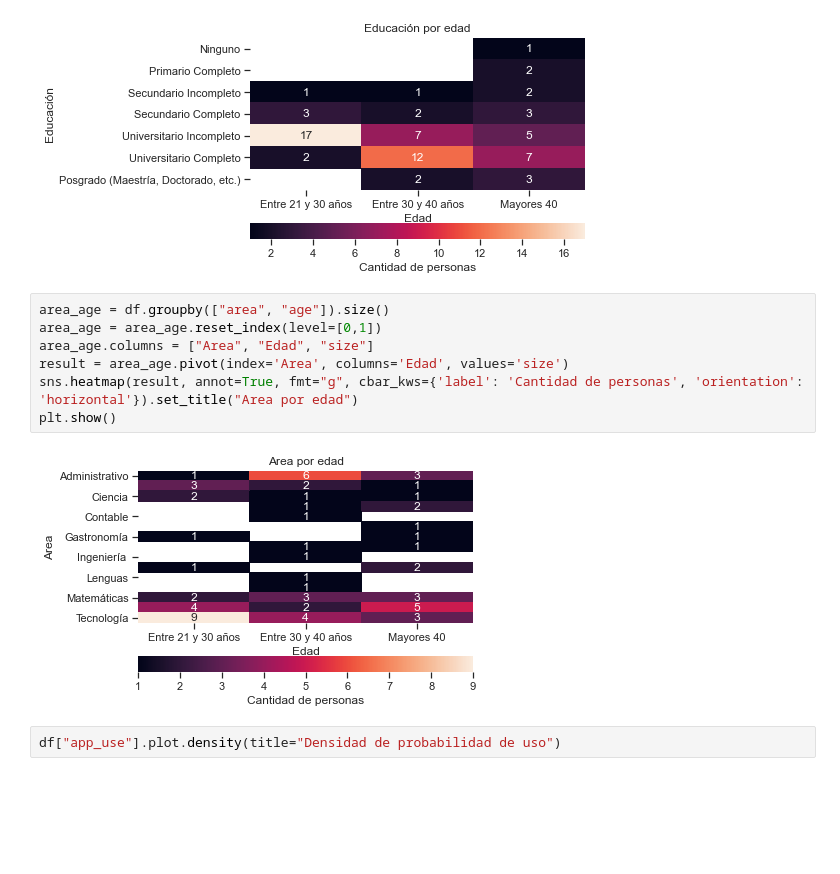
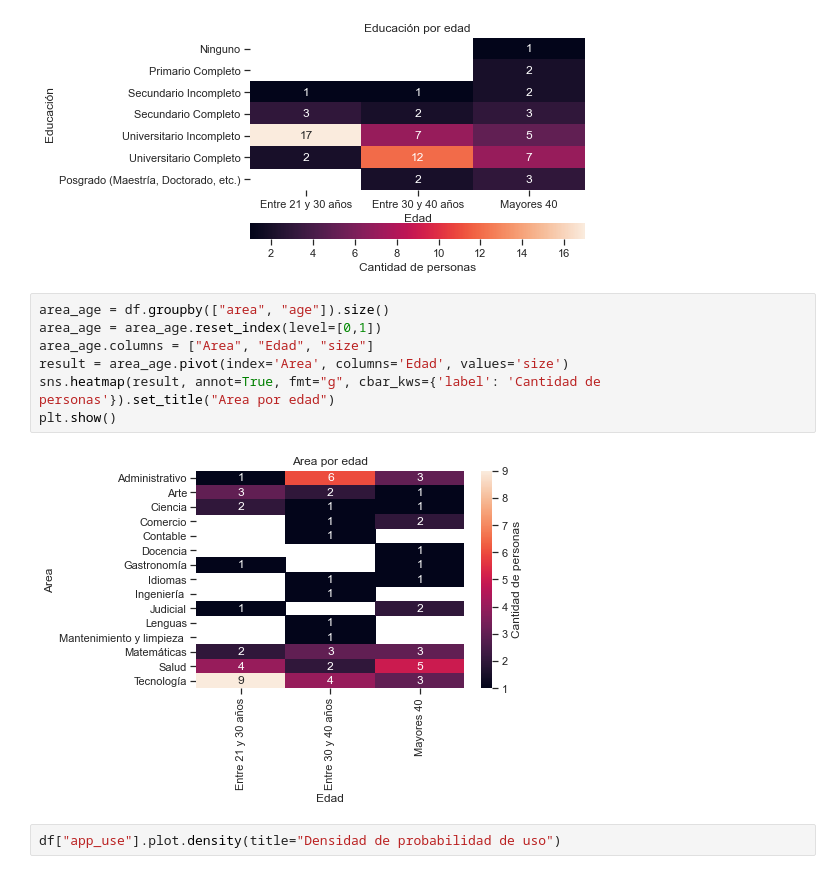
Before and after one commit to alefherrera/my-order-data, a Jupyter notebook: notebook.ipynb, the cells around one changed output. Cells and saved outputs as stored; diff of their text form; blank space fills up the shorter version.

```diff
--- a/notebook.ipynb
+++ b/notebook.ipynb
@@ -37,12 +37,12 @@ plt.show()
 # %%
 area_age = df.groupby(["area", "age"]).size()
 area_age = area_age.reset_index(level=[0,1])
 area_age.columns = ["Area", "Edad", "size"]
 result = area_age.pivot(index='Area', columns='Edad', values='size')
-sns.heatmap(result, annot=True, fmt="g", cbar_kws={'label': 'Cantidad de personas', 'orientation': 'horizontal'}).set_title("Area por edad")
+sns.heatmap(result, annot=True, fmt="g", cbar_kws={'label': 'Cantidad de personas'}).set_title("Area por edad")
 plt.show()
 # %% [output]
-[figure, old version]
+[figure, new version]
 # %%
 df["app_use"].plot.density(title="Densidad de probabilidad de uso")
 # %% [output]
```
